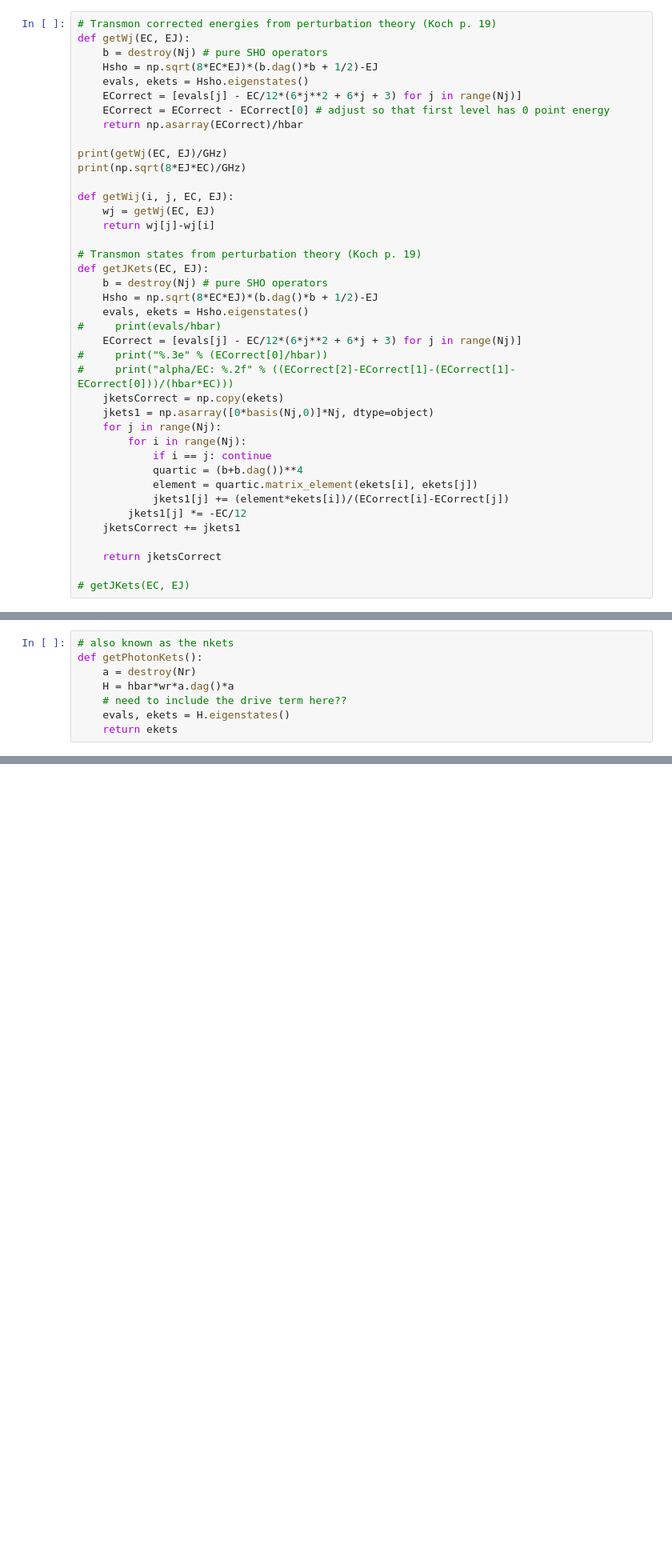
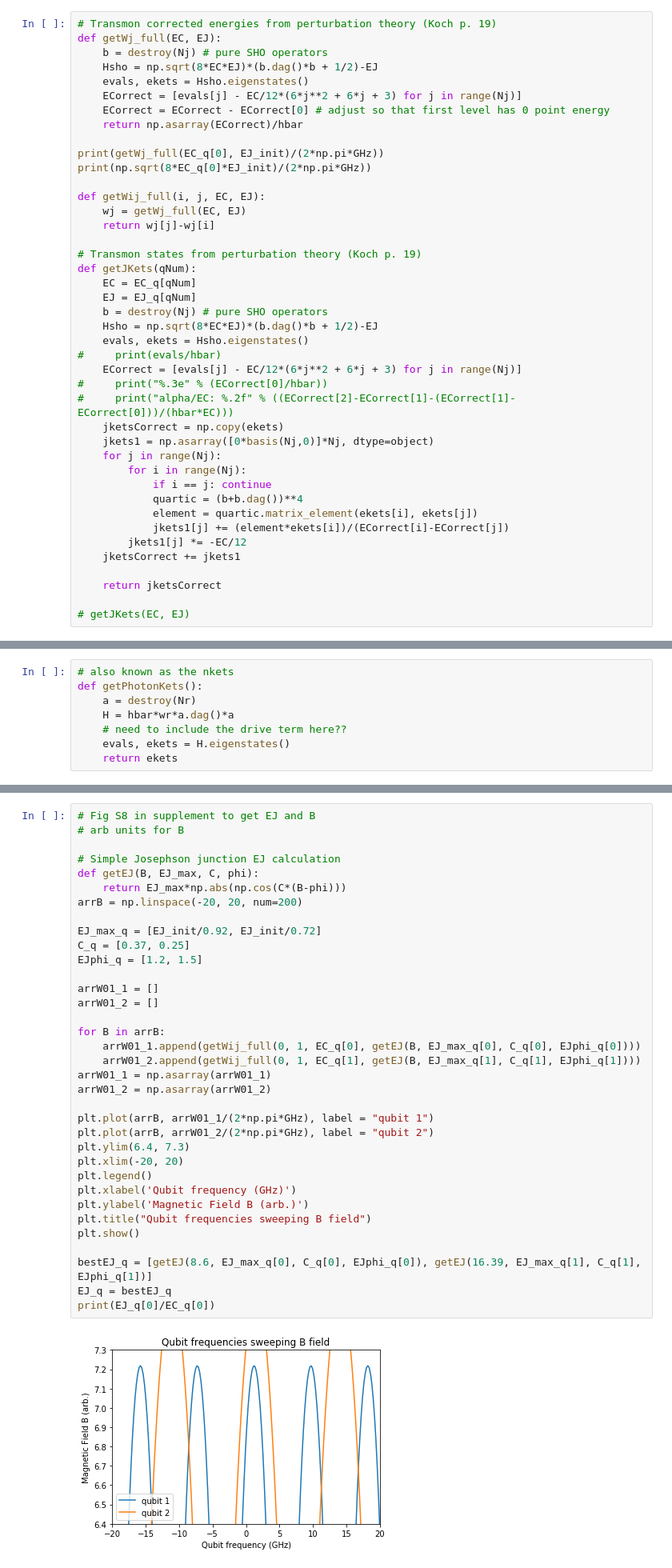
Before and after one commit to conniemiao/ele456_s2020, a Jupyter notebook: bishop_analysis.ipynb, the cells around one changed output, grey strips where cells are left out. Shown at 80% size. Cells and saved outputs as stored; diff of their text form; blank space fills up the shorter version.

```diff
--- a/bishop_analysis.ipynb
+++ b/bishop_analysis.ipynb
@@ -70,7 +75,7 @@ T2p = 4/(gamma1+2*gammaphi+kappa)
 a = tensor(destroy(Nr), qeye(Nj)) # cavity op
 # %%
 # Transmon corrected energies from perturbation theory (Koch p. 19)
-def getWj(EC, EJ):
+def getWj_full(EC, EJ):
     b = destroy(Nj) # pure SHO operators
     Hsho = np.sqrt(8*EC*EJ)*(b.dag()*b + 1/2)-EJ
     evals, ekets = Hsho.eigenstates()
@@ -78,15 +83,17 @@ def getWj(EC, EJ):
     ECorrect = ECorrect - ECorrect[0] # adjust so that first level has 0 point energy
     return np.asarray(ECorrect)/hbar
 
-print(getWj(EC, EJ)/GHz)
-print(np.sqrt(8*EJ*EC)/GHz)
+print(getWj_full(EC_q[0], EJ_init)/(2*np.pi*GHz))
+print(np.sqrt(8*EC_q[0]*EJ_init)/(2*np.pi*GHz))
 
-def getWij(i, j, EC, EJ):
-    wj = getWj(EC, EJ)
+def getWij_full(i, j, EC, EJ):
+    wj = getWj_full(EC, EJ)
     return wj[j]-wj[i]
 
 # Transmon states from perturbation theory (Koch p. 19)
-def getJKets(EC, EJ):
+def getJKets(qNum):
+    EC = EC_q[qNum]
+    EJ = EJ_q[qNum]
     b = destroy(Nj) # pure SHO operators
     Hsho = np.sqrt(8*EC*EJ)*(b.dag()*b + 1/2)-EJ
     evals, ekets = Hsho.eigenstates()
@@ -161,0 +184,37 @@ def projN(N, nkets, jkets):
+# %%
+# Fig S8 in supplement to get EJ and B
+# arb units for B
+
+# Simple Josephson junction EJ calculation
+def getEJ(B, EJ_max, C, phi):
+    return EJ_max*np.abs(np.cos(C*(B-phi)))
+arrB = np.linspace(-20, 20, num=200)
+
+EJ_max_q = [EJ_init/0.92, EJ_init/0.72]
+C_q = [0.37, 0.25]
+EJphi_q = [1.2, 1.5]
+
+arrW01_1 = []
+arrW01_2 = []
+
+for B in arrB:
+    arrW01_1.append(getWij_full(0, 1, EC_q[0], getEJ(B, EJ_max_q[0], C_q[0], EJphi_q[0])))
+    arrW01_2.append(getWij_full(0, 1, EC_q[1], getEJ(B, EJ_max_q[1], C_q[1], EJphi_q[1])))
+arrW01_1 = np.asarray(arrW01_1)
+arrW01_2 = np.asarray(arrW01_2)
+
+plt.plot(arrB, arrW01_1/(2*np.pi*GHz), label = "qubit 1")
+plt.plot(arrB, arrW01_2/(2*np.pi*GHz), label = "qubit 2")
+plt.ylim(6.4, 7.3)
+plt.xlim(-20, 20)
+plt.legend()
+plt.xlabel('Qubit frequency (GHz)')
+plt.ylabel('Magnetic Field B (arb.)')
+plt.title("Qubit frequencies sweeping B field")
+plt.show()
+
+bestEJ_q = [getEJ(8.6, EJ_max_q[0], C_q[0], EJphi_q[0]), getEJ(16.39, EJ_max_q[1], C_q[1], EJphi_q[1])]
+EJ_q = bestEJ_q
+print(EJ_q[0]/EC_q[0])
+# %% [output]
+[figure, added]
```
Also changed, not shown: parts of 20 cells of this notebook.
